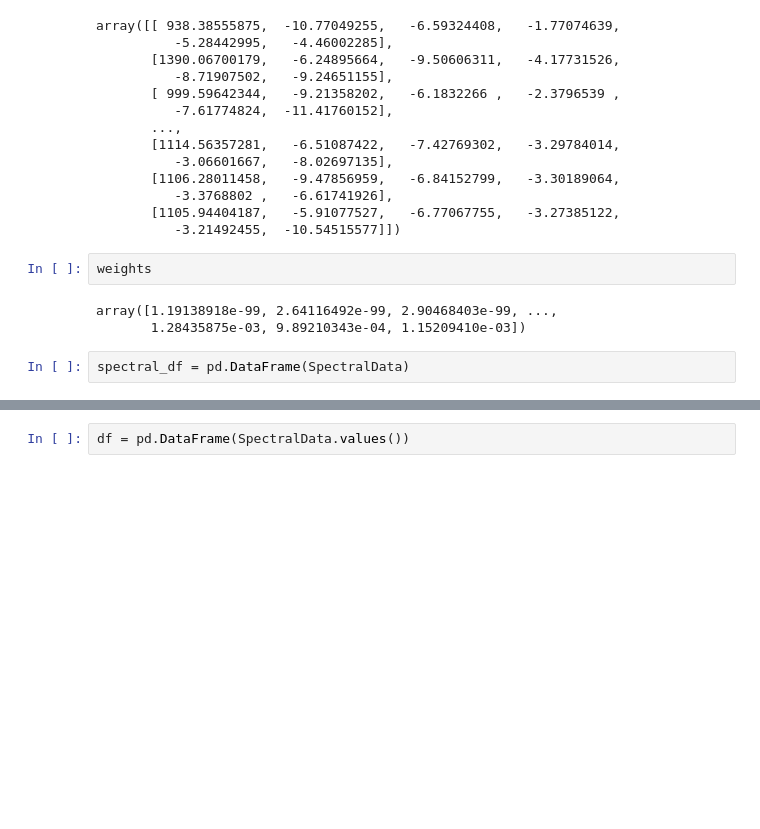
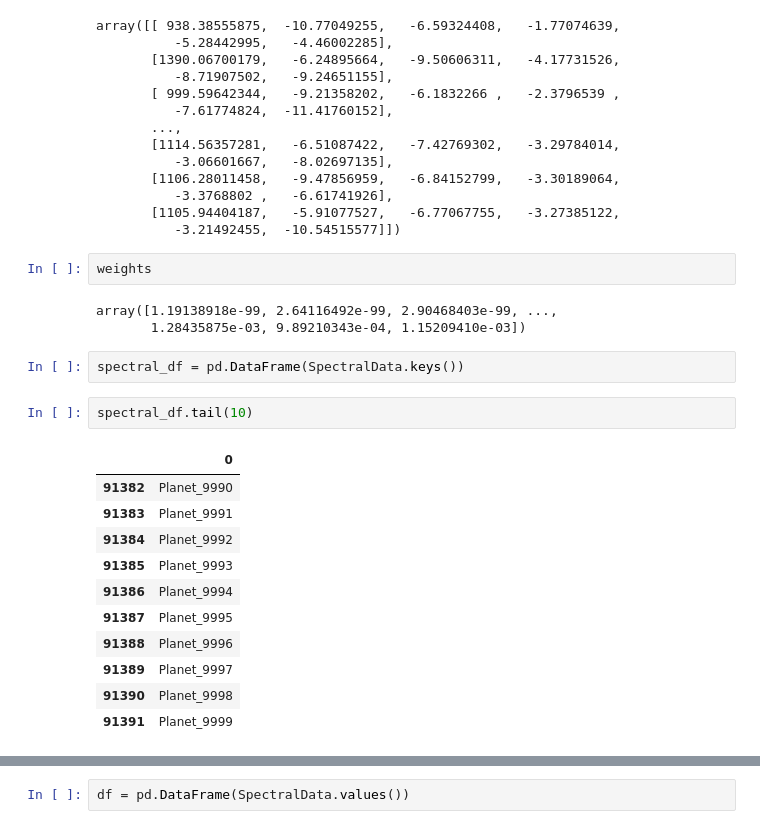
Before and after one commit to alisdghnia/DSP-Final-Project, a Jupyter notebook: Ariel ML Data Challenge.ipynb, the cells around one changed output, grey strips where cells are left out. Cells and saved outputs as stored; diff of their text form; blank space fills up the shorter version.

```diff
--- a/Ariel ML Data Challenge.ipynb
+++ b/Ariel ML Data Challenge.ipynb
@@ -141,4 +139,18 @@ weights
 array([1.19138918e-99, 2.64116492e-99, 2.90468403e-99, ...,
        1.28435875e-03, 9.89210343e-04, 1.15209410e-03])
 # %%
-spectral_df = pd.DataFrame(SpectralData)
+spectral_df = pd.DataFrame(SpectralData.keys())
+# %%
+spectral_df.tail(10)
+# %% [output]
+|  | 0 |
+| 91382 | Planet_9990 |
+| 91383 | Planet_9991 |
+| 91384 | Planet_9992 |
+| 91385 | Planet_9993 |
+| 91386 | Planet_9994 |
+| 91387 | Planet_9995 |
+| 91388 | Planet_9996 |
+| 91389 | Planet_9997 |
+| 91390 | Planet_9998 |
+| 91391 | Planet_9999 |
```
Also changed, not shown: parts of 13 cells of this notebook.
